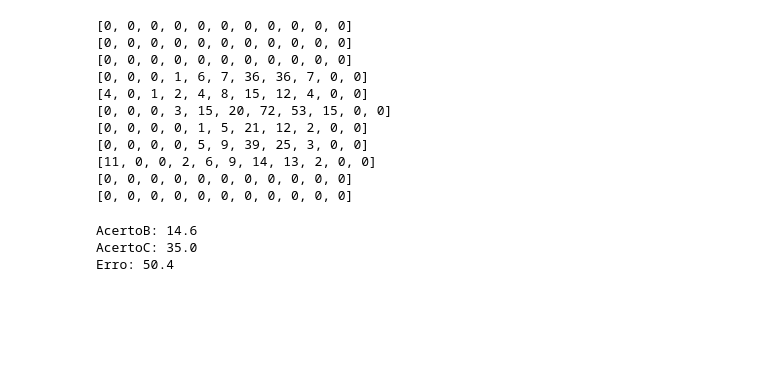
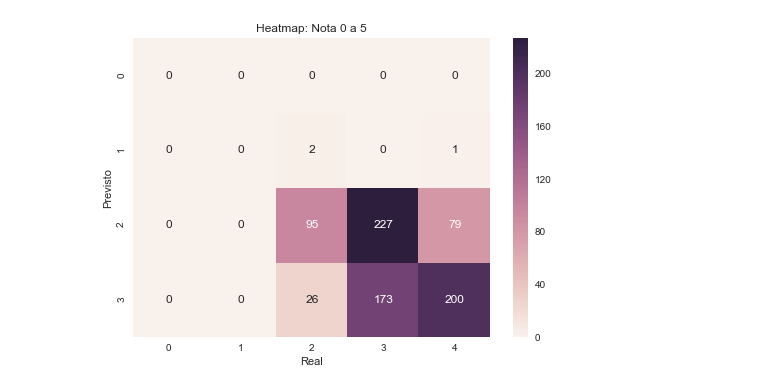
Before and after one commit to SabrinaMB/Projeto3-CD, a Jupyter notebook: Arquivo Principal.ipynb, the cells around one changed output. Drawn from its saved outputs; the diff is of its cells as text; code cells hidden in the pictures; blank space fills up the shorter version.

```diff
--- a/Arquivo Principal.ipynb
+++ b/Arquivo Principal.ipynb
@@ -109,7 +162,8 @@ class Encoder:
 credits = pd.read_csv("tmdb_5000_credits.csv")
 movies = pd.read_csv("tmdb_5000_movies.csv")
 # %%
+#Definição de banco de treino e teste
 IDlist = list(movies["id"])
-n = 3000
+n = 4000
 IDTrainList = IDlist[:n]
 IDTestList = IDlist[n:]
@@ -130,5 +170,5 @@ print(X)
 # %%
-#NÃO RODAR ISSO SE NÃO FOR MUUUITO NECESSARIO
 Codex = Encoder(['M0',"M1","M2",'M3','M4','M5','M6','M7','M8','M9','M10'])
 Naive = MultinomialNB()
+VectorMachine = svm.SVC()
 # %%
@@ -167,23 +216,21 @@ MultinomialNB(alpha=1.0, class_prior=None, fit_prior=True)
 # %%
+#Bloco de para teste, Matriz Naive e Matriz2 SVM
 i = 0
-n = 500
+n = 803
 shuffle(IDTestList)
-Matriz = [[0,0,0,0,0,0,0,0,0,0,0],
-         [0,0,0,0,0,0,0,0,0,0,0],
-         [0,0,0,0,0,0,0,0,0,0,0],
-          [0,0,0,0,0,0,0,0,0,0,0],
-          [0,0,0,0,0,0,0,0,0,0,0],
-          [0,0,0,0,0,0,0,0,0,0,0],
-          [0,0,0,0,0,0,0,0,0,0,0],
-          [0,0,0,0,0,0,0,0,0,0,0],
-          [0,0,0,0,0,0,0,0,0,0,0],
-          [0,0,0,0,0,0,0,0,0,0,0],
-          [0,0,0,0,0,0,0,0,0,0,0]]
-for idd in IDTestList:
-    X,y = Codex.Feed(idd)
-    saida = Naive.predict([X])
+Matriz = np.array([[0,0,0,0,0],
+         [0,0,0,0,0],
+         [0,0,0,0,0],
+          [0,0,0,0,0],
+          [0,0,0,0,0]])
+Matriz2 = Matriz
+for i in range(len(IDTestList)):
+    X,y = Codex.Feed(i)
+    #saida = Naive.predict([X])
+    saida2 = VectorMachine.predict([X])
 
-    Matriz[saida[0]][y]+=1
+    #Matriz[int(saida[0])][int(y)]+=1
+    Matriz2[int(saida2[0])][int(y)]+=1
 
     i += 1
     print(str(i)+"/"+str(n)+" [{0} , {1}]".format(saida[0],y))
@@ -213,34 +256,8 @@ for s in search.results: print(s['title'], s['id'], s['release_date'], s['popula
-# %%
-for linha in Matriz:
-    print(linha)
-# %% [output]
-[0, 0, 0, 0, 0, 0, 0, 0, 0, 0, 0]
-[0, 0, 0, 0, 0, 0, 0, 0, 0, 0, 0]
-[0, 0, 0, 0, 0, 0, 0, 0, 0, 0, 0]
-[0, 0, 0, 1, 6, 7, 36, 36, 7, 0, 0]
-[4, 0, 1, 2, 4, 8, 15, 12, 4, 0, 0]
-[0, 0, 0, 3, 15, 20, 72, 53, 15, 0, 0]
-[0, 0, 0, 0, 1, 5, 21, 12, 2, 0, 0]
-[0, 0, 0, 0, 5, 9, 39, 25, 3, 0, 0]
-[11, 0, 0, 2, 6, 9, 14, 13, 2, 0, 0]
-[0, 0, 0, 0, 0, 0, 0, 0, 0, 0, 0]
-[0, 0, 0, 0, 0, 0, 0, 0, 0, 0, 0]
-# %%
-AcertoB = 0
-AcertoC = 0
-Erro = 0
-for i in range(len(Matriz[0])):
-    AcertoB += Matriz[i][i]
-    if i !=0:
-        AcertoC+= Matriz[i-1][i]
-        AcertoC+= Matriz[i][i-1]
-    Erro+= sum(Matriz[i])
-Erro -= AcertoC+AcertoB
-
-print("AcertoB: {}".format(AcertoB/5))
-print("AcertoC: {}".format(AcertoC/5))
-print("Erro: {}".format(Erro/5))
-# %% [output]
-AcertoB: 14.6
-AcertoC: 35.0
-Erro: 50.4
+# %%
+ax = sns.heatmap(Matriz2[1:], annot=True,fmt='d')
+plt.title("Heatmap: Nota 0 a 5")
+plt.xlabel("Real")
+plt.ylabel("Previsto")
+plt.show()
+# %% [output]
+[figure, added]
```
Also changed, not shown: parts of 10 cells of this notebook.
